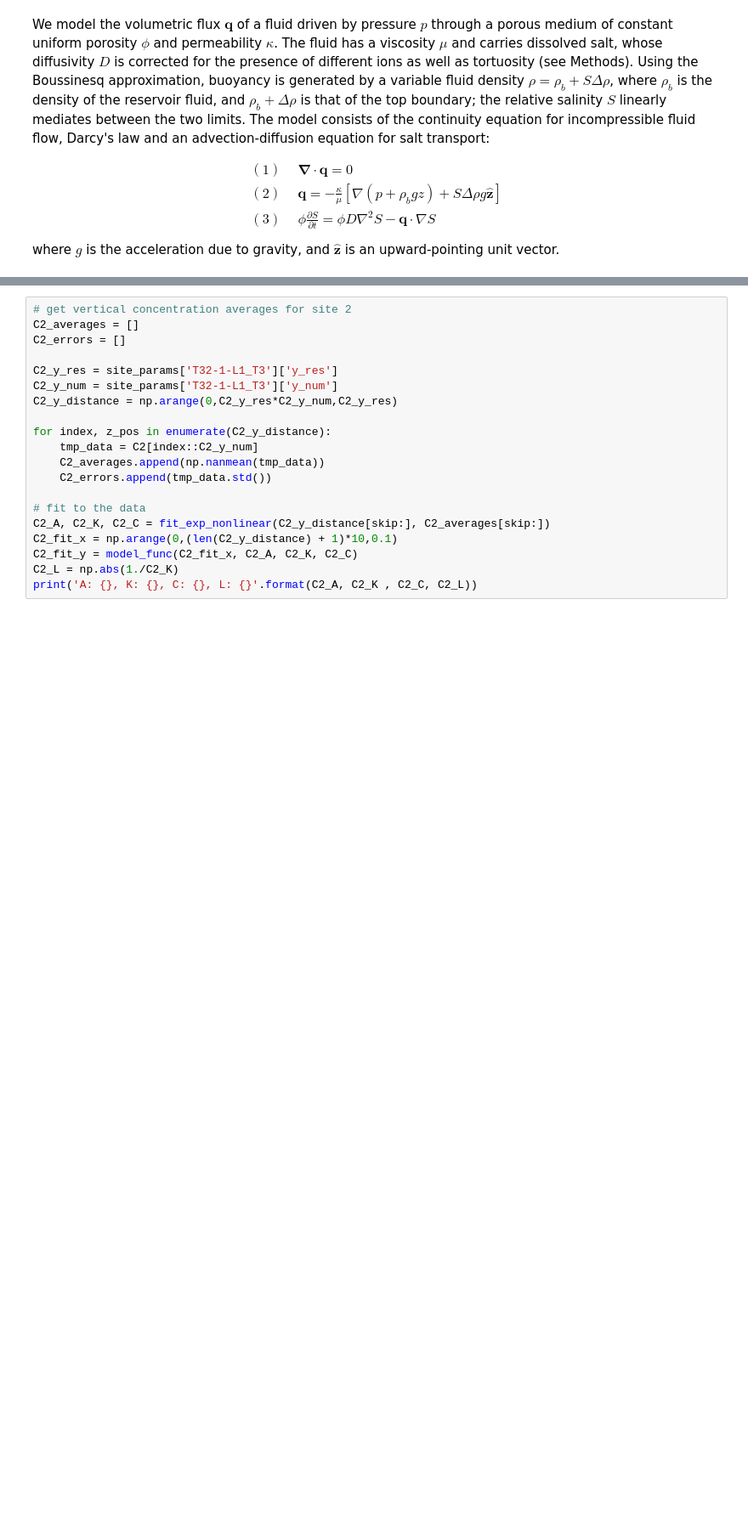
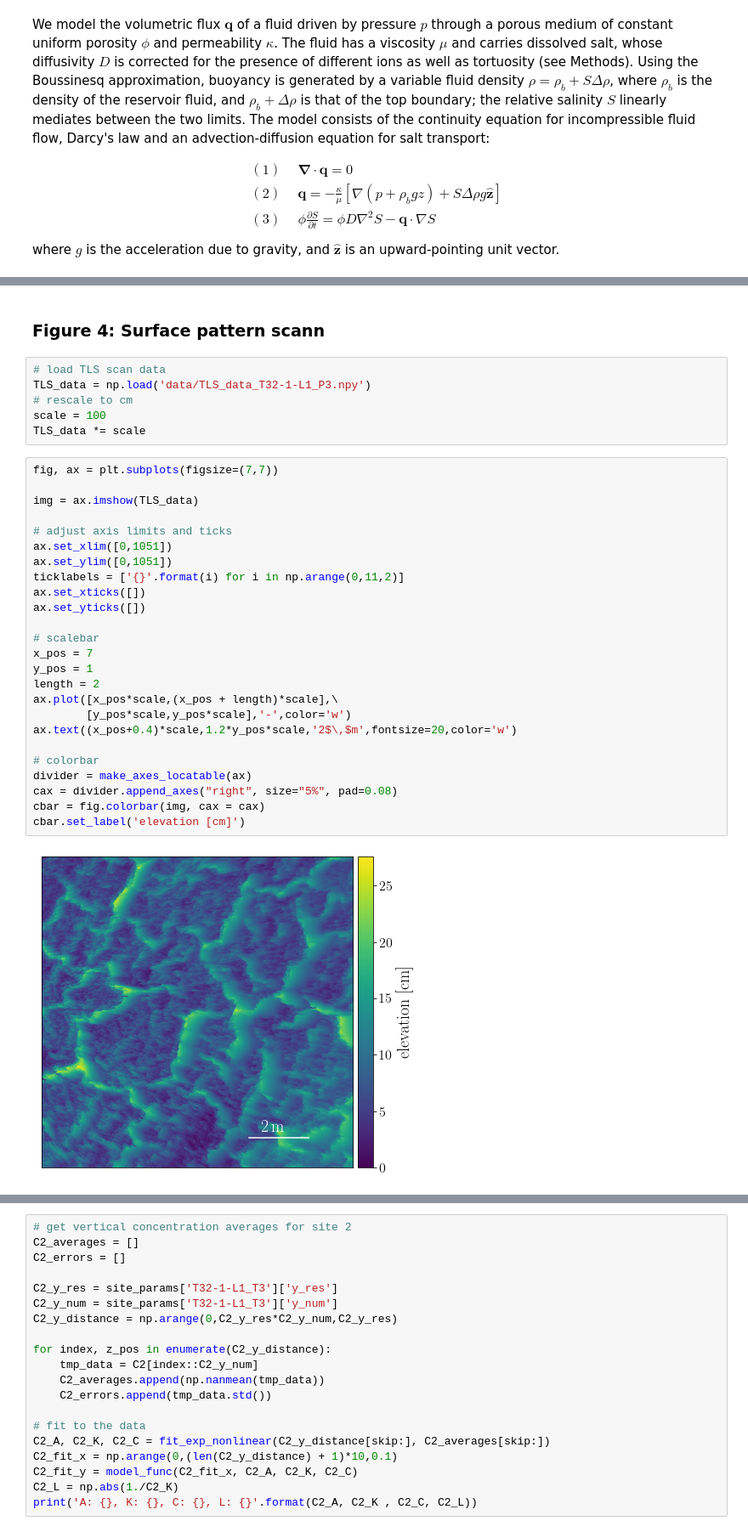
Before and after one commit to JanaLasser/salt-polygons-are-caused-by-convection, a Jupyter notebook: salt_polygons_are_caused_by_convection.ipynb, the cells around one changed output, grey strips where cells are left out. Shown at 85% size. Cells and saved outputs as stored; diff of their text form; blank space fills up the shorter version.

```diff
--- a/salt_polygons_are_caused_by_convection.ipynb
+++ b/salt_polygons_are_caused_by_convection.ipynb
@@ -361,0 +191,35 @@ A: 23.210277179076876, K: -0.057599972547595545, C: 11.037138945308103, L: 17.36
+# %% [markdown]
+### Figure 4: Surface pattern scann  <a class="anchor" id="figure_4"></a>
+# %%
+# load TLS scan data
+TLS_data = np.load('data/TLS_data_T32-1-L1_P3.npy')
+# rescale to cm
+scale = 100
+TLS_data *= scale
+# %%
+fig, ax = plt.subplots(figsize=(7,7))
+
+img = ax.imshow(TLS_data)
+
+# adjust axis limits and ticks
+ax.set_xlim([0,1051])
+ax.set_ylim([0,1051])
+ticklabels = ['{}'.format(i) for i in np.arange(0,11,2)]
+ax.set_xticks([])
+ax.set_yticks([])
+
+# scalebar
+x_pos = 7
+y_pos = 1
+length = 2
+ax.plot([x_pos*scale,(x_pos + length)*scale],\
+        [y_pos*scale,y_pos*scale],'-',color='w')
+ax.text((x_pos+0.4)*scale,1.2*y_pos*scale,'2$\,$m',fontsize=20,color='w')
+
+# colorbar
+divider = make_axes_locatable(ax)
+cax = divider.append_axes("right", size="5%", pad=0.08)
+cbar = fig.colorbar(img, cax = cax)
+cbar.set_label('elevation [cm]')
+# %% [output]
+[figure, added]
```
Also changed, not shown: parts of 77 cells of this notebook.
